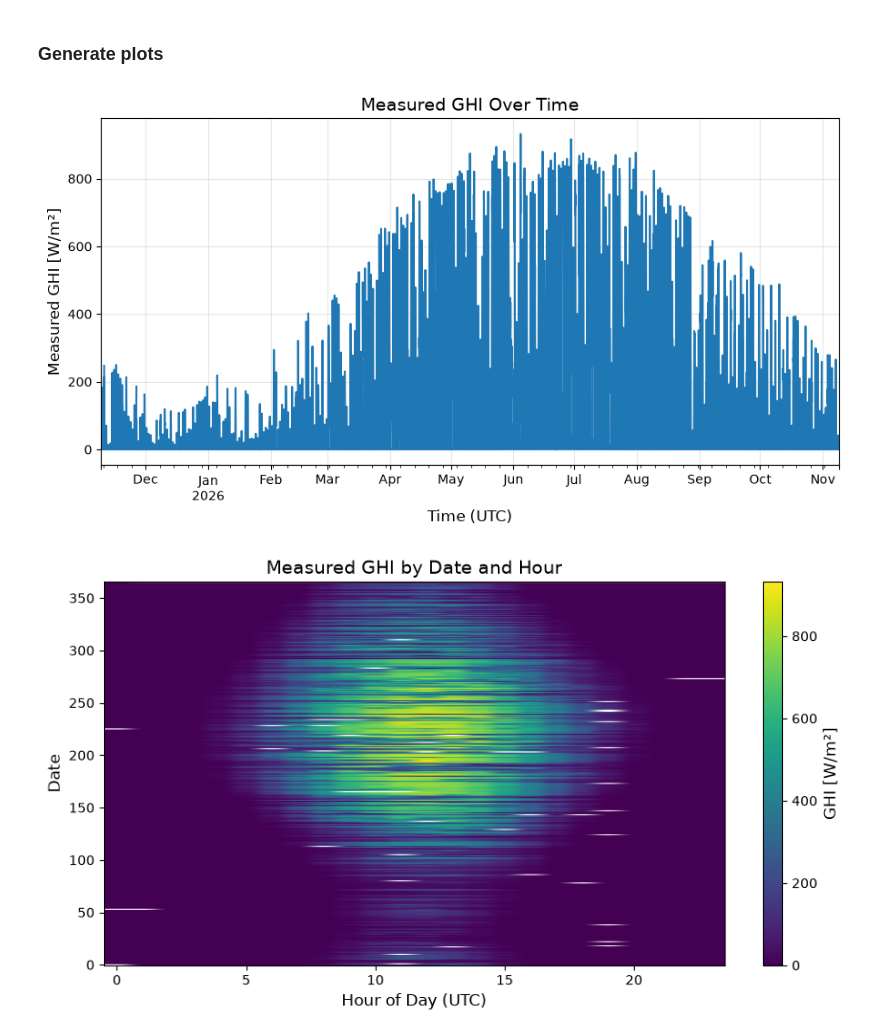
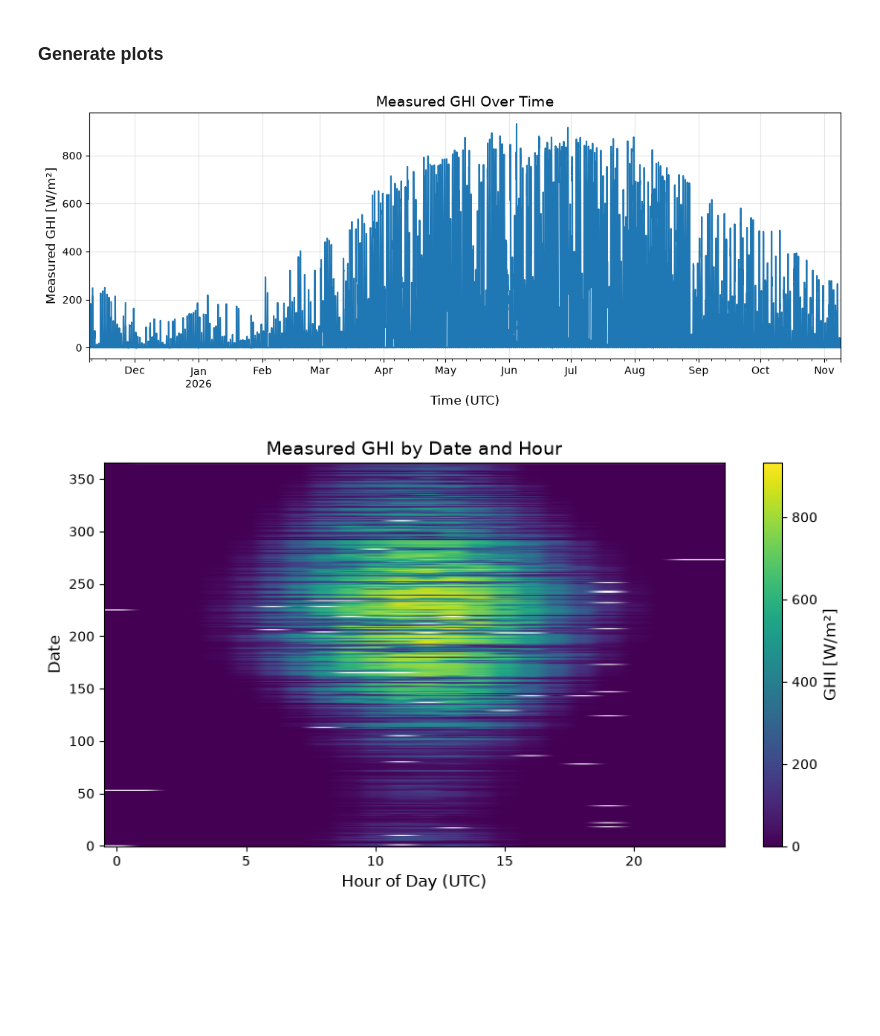
Before and after one commit to MatildeMGM/solar_forecast_project, a Jupyter notebook: notebooks/weather_measurements.ipynb, the cells around one changed output. Saved outputs shown, nothing was run; the diff lists cells and outputs as text; code cells hidden in the pictures; blank space fills up the shorter version.

```diff
--- a/notebooks/weather_measurements.ipynb
+++ b/notebooks/weather_measurements.ipynb
@@ -97,6 +98,8 @@ solpos = pvlib.solarposition.get_solarposition(
 )
 
 data_raw["solar_zenith"] = solpos["apparent_zenith"].to_numpy()
+data_raw["solar_elevation"] = solpos["apparent_elevation"].to_numpy()
+data_raw["solar_azimuth"] = solpos["azimuth"].to_numpy()
 # %% [markdown]
 ### BSRN limits
 # %%
@@ -333,42 +351,42 @@ plt.show()
 ghi = data_hourly["ghi_measured"].sort_index()
 
 #Time series
-fig, ax = plt.subplots(figsize=(9, 5))
+fig, ax = plt.subplots(figsize=(11, 4.5))
 
 ghi.plot(ax=ax)
 
-ax.set_title("Measured GHI Over Time", fontsize=14)
-ax.set_xlabel("Time (UTC)", fontsize=12)
-ax.set_ylabel("Measured GHI [W/m²]", fontsize=12)
+ax.set_title("Measured GHI Over Time")
+ax.set_xlabel("Time (UTC)")
+ax.set_ylabel("Measured GHI [W/m²]")
 
-ax.tick_params(axis="both", labelsize=10)
+ax.tick_params(axis="both")
 ax.grid(alpha=0.3)
 
 plt.tight_layout()
 plt.show()
 
 
 #Heatmap: date vs. hour of day (UTC)
 heatmap_data = ghi.to_frame("ghi")
 heatmap_data["date"] = heatmap_data.index.date
 heatmap_data["hour"] = heatmap_data.index.hour
 
 heatmap = heatmap_data.pivot(index="date",columns="hour",values="ghi")
 
 fig, ax = plt.subplots(figsize=(9, 5))
 
 im = ax.imshow(heatmap, aspect="auto", origin="lower")
 
 ax.set_title("Measured GHI by Date and Hour", fontsize=14)
 ax.set_xlabel("Hour of Day (UTC)", fontsize=12)
 ax.set_ylabel("Date", fontsize=12)
 
 ax.tick_params(axis="both", labelsize=10)
 
 fig.colorbar(im, ax=ax, label="GHI [W/m²]")
 
 plt.tight_layout()
 plt.show()
 # %% [output]
-[figure, old version]
+[figure, new version]
 [figure]
```
Also changed, not shown: parts of 13 cells of this notebook.
